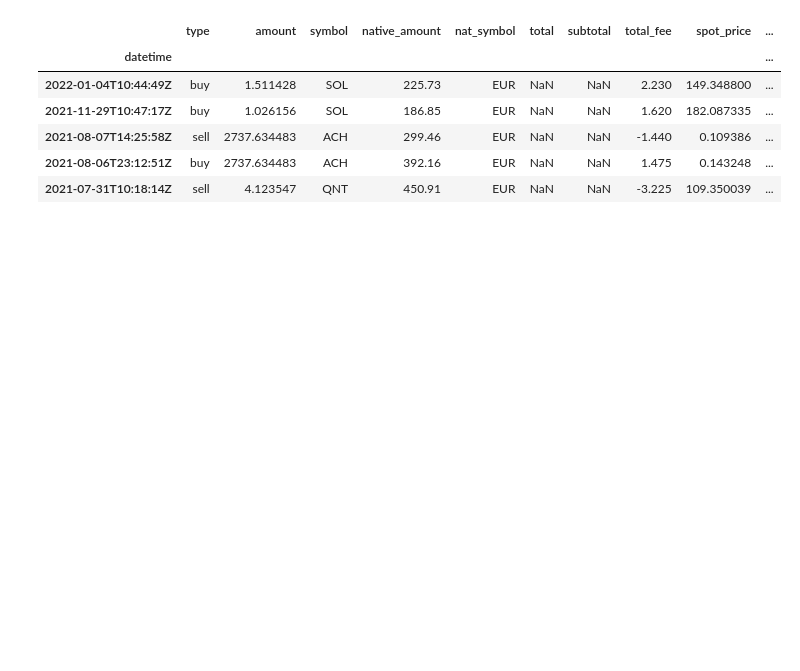
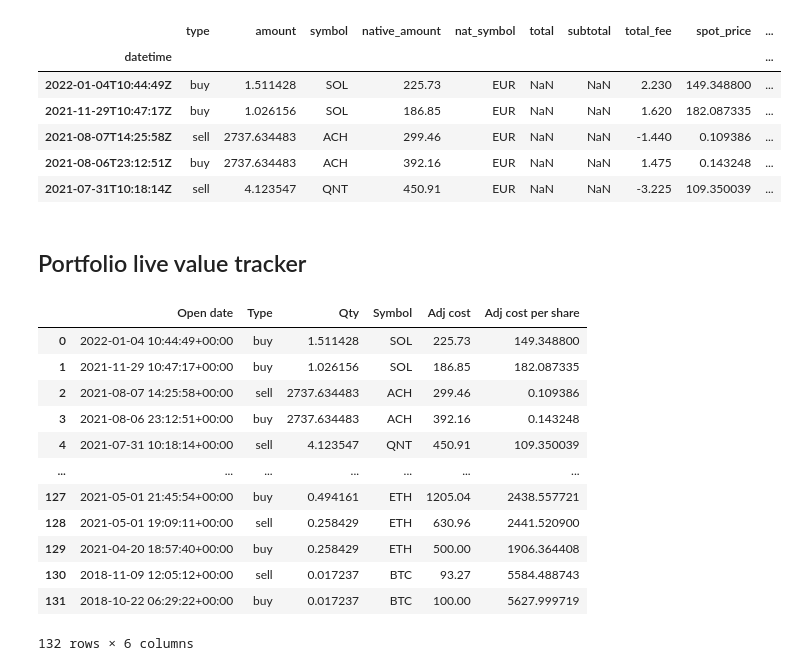
Before and after one commit to giocaizzi/surfingcrypto, a Jupyter notebook: notebooks/portfolio.ipynb, the cells around one changed output. Cells and saved outputs as stored; diff of their text form; code cells hidden in the pictures; blank space fills up the shorter version.

```diff
--- a/notebooks/portfolio.ipynb
+++ b/notebooks/portfolio.ipynb
@@ -27,3 +25,5 @@ p.std_df.head()
 | 2021-08-07T14:25:58Z | sell | 2737.634483 | ACH | 299.46 | EUR | NaN | NaN | -1.440 | 0.109386 | ... |
 | 2021-08-06T23:12:51Z | buy | 2737.634483 | ACH | 392.16 | EUR | NaN | NaN | 1.475 | 0.143248 | ... |
 | 2021-07-31T10:18:14Z | sell | 4.123547 | QNT | 450.91 | EUR | NaN | NaN | -3.225 | 109.350039 | ... |
+# %% [markdown]
+## Portfolio live value tracker
@@ -29,0 +32,16 @@ p.std_df.head()
+# %%
+t.portfolio_df
+# %% [output]
+|  | Open date | Type | Qty | Symbol | Adj cost | Adj cost per share |
+| 0 | 2022-01-04 10:44:49+00:00 | buy | 1.511428 | SOL | 225.73 | 149.348800 |
+| 1 | 2021-11-29 10:47:17+00:00 | buy | 1.026156 | SOL | 186.85 | 182.087335 |
+| 2 | 2021-08-07 14:25:58+00:00 | sell | 2737.634483 | ACH | 299.46 | 0.109386 |
+| 3 | 2021-08-06 23:12:51+00:00 | buy | 2737.634483 | ACH | 392.16 | 0.143248 |
+| 4 | 2021-07-31 10:18:14+00:00 | sell | 4.123547 | QNT | 450.91 | 109.350039 |
+| ... | ... | ... | ... | ... | ... | ... |
+| 127 | 2021-05-01 21:45:54+00:00 | buy | 0.494161 | ETH | 1205.04 | 2438.557721 |
+| 128 | 2021-05-01 19:09:11+00:00 | sell | 0.258429 | ETH | 630.96 | 2441.520900 |
+| 129 | 2021-04-20 18:57:40+00:00 | buy | 0.258429 | ETH | 500.00 | 1906.364408 |
+| 130 | 2018-11-09 12:05:12+00:00 | sell | 0.017237 | BTC | 93.27 | 5584.488743 |
+| 131 | 2018-10-22 06:29:22+00:00 | buy | 0.017237 | BTC | 100.00 | 5627.999719 |
+132 rows × 6 columns
```
Also changed, not shown: parts of 12 cells of this notebook, 6 other files.
